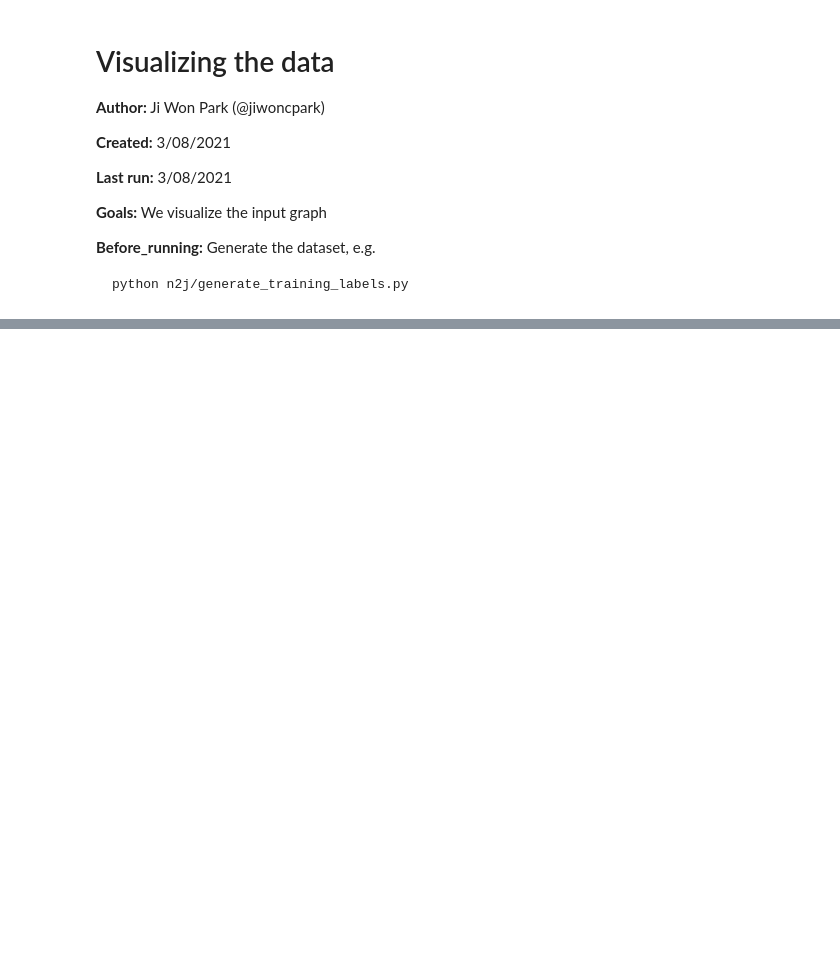
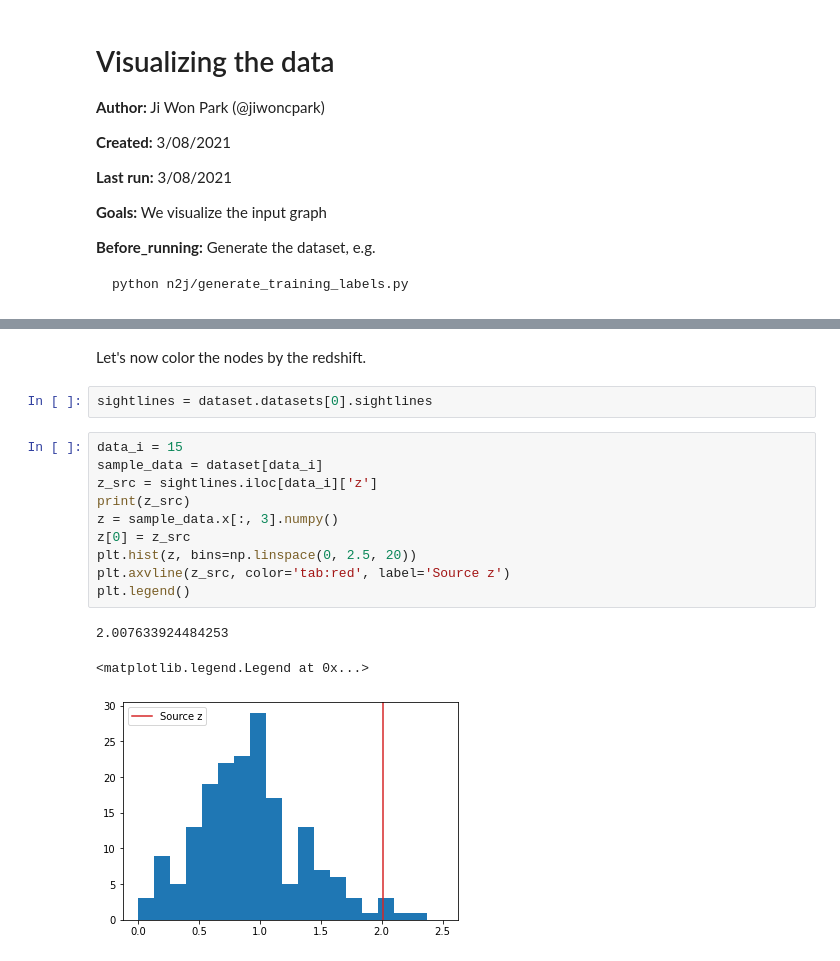
Before and after one commit to jiwoncpark/node-to-joy, a Jupyter notebook: demo/[Tutorial]_Visualize_Single_Sightline_Subgraph.ipynb, the cells around one changed output, grey strips where cells are left out. Saved outputs shown, nothing was run; the diff lists cells and outputs as text; blank space fills up the shorter version.

```diff
--- a/demo/[Tutorial]_Visualize_Single_Sightline_Subgraph.ipynb
+++ b/demo/[Tutorial]_Visualize_Single_Sightline_Subgraph.ipynb
@@ -57,0 +70,18 @@ torch.Size([134, 11]) torch.Size([2, 3588])
+# %% [markdown]
+Let's now color the nodes by the redshift.
+# %%
+sightlines = dataset.datasets[0].sightlines
+# %%
+data_i = 15
+sample_data = dataset[data_i]
+z_src = sightlines.iloc[data_i]['z']
+print(z_src)
+z = sample_data.x[:, 3].numpy()
+z[0] = z_src
+plt.hist(z, bins=np.linspace(0, 2.5, 20))
+plt.axvline(z_src, color='tab:red', label='Source z')
+plt.legend()
+# %% [output]
+2.007633924484253
+<matplotlib.legend.Legend at 0x...>
+[figure, added]
```
Also changed, not shown: parts of 7 cells of this notebook, 2 other files.
